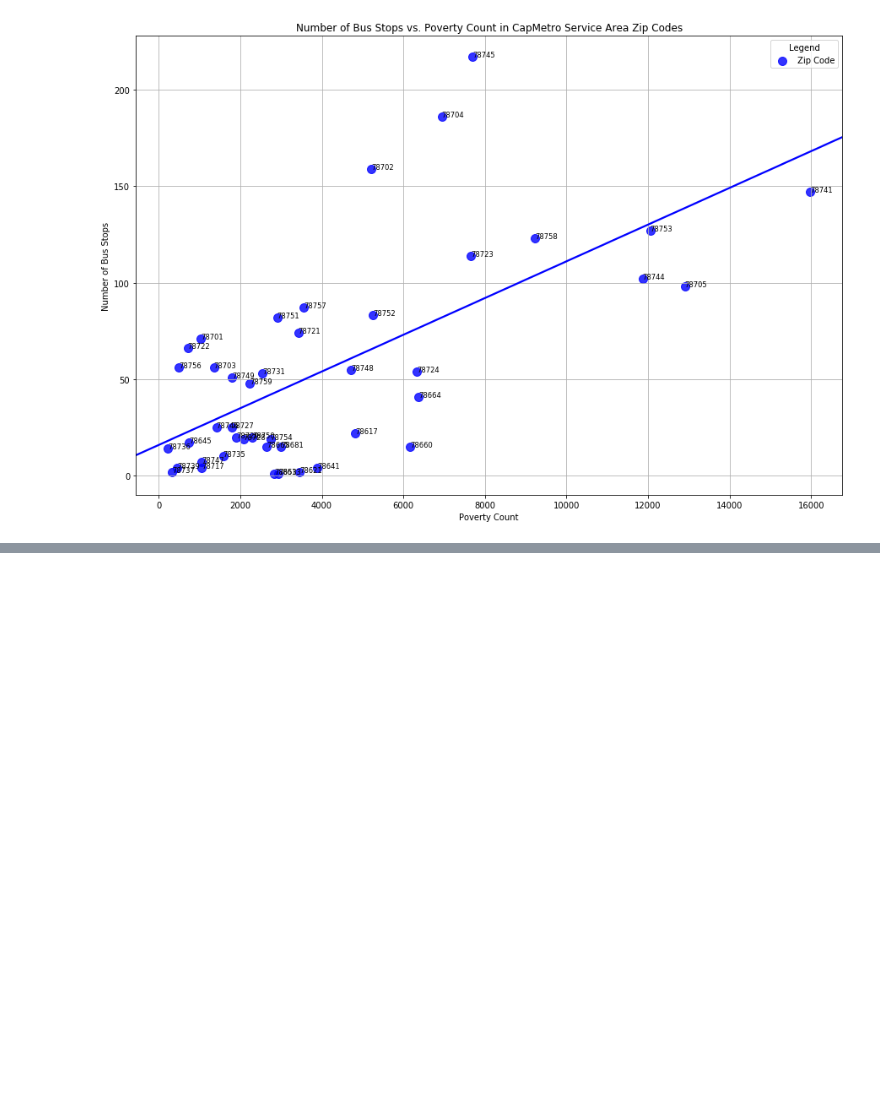
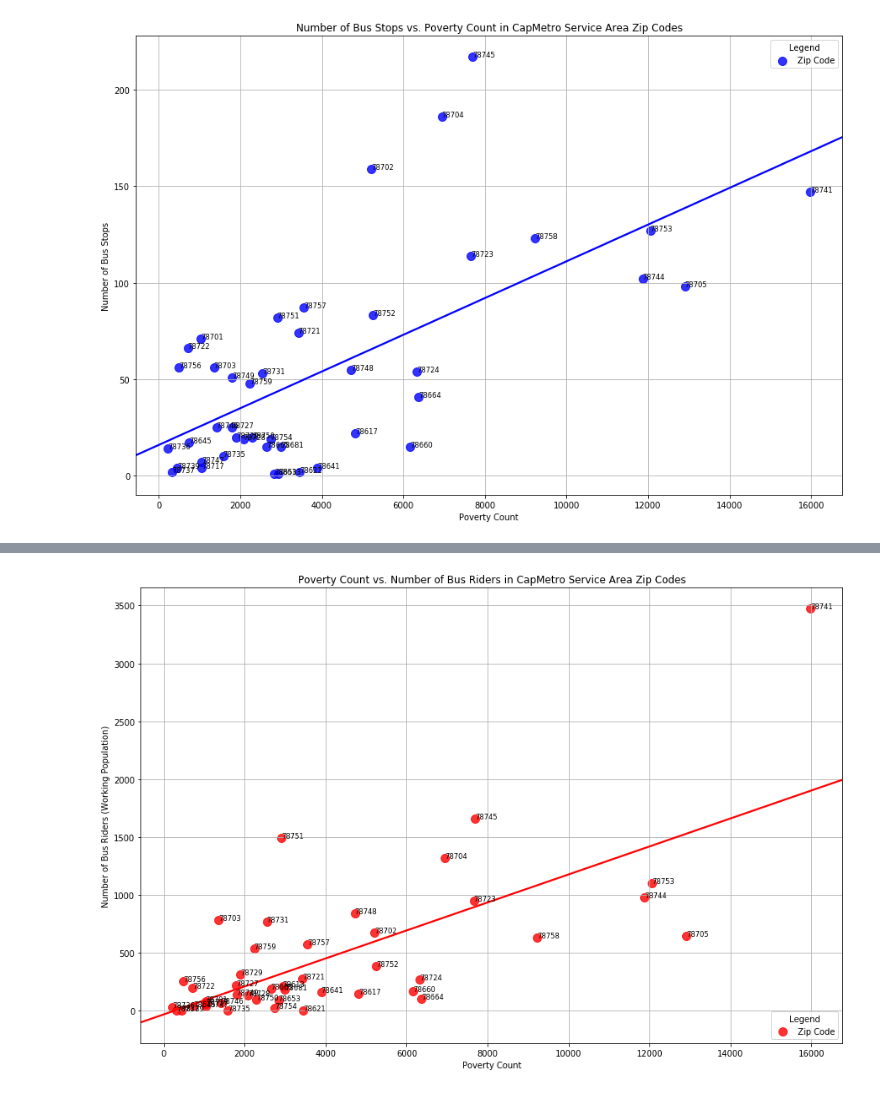
Before and after one commit to NaremanD/Project_1, a Jupyter notebook: Group_Project.ipynb, the cells around one changed output, grey strips where cells are left out. Cells and saved outputs as stored; diff of their text form; code cells hidden in the pictures; blank space fills up the shorter version.

```diff
--- a/Group_Project.ipynb
+++ b/Group_Project.ipynb
@@ -200,0 +223,20 @@ plt.close()
+# %%
+plt.figure(figsize = (15,10))
+poverty_count_plot = sns.regplot(data= df, x= "Poverty_Count", y= "Work_Pop_Bus", marker= "o", scatter_kws={'s':100}, ci=None, label= "Zip Code", color= "#ff0000")
+
+# add annotations one by one with a loop
+for line in range(0, df.shape[0]):
+     poverty_count_plot.text(df.Poverty_Count[line] + 0.2, df.Work_Pop_Bus[line], df.Zip_Codes[line], horizontalalignment= 'left', size= 'small', color= "black")
+
+plt.grid()
+plt.legend(title= "Legend", loc= "lower right")
+plt.title("Poverty Count vs. Number of Bus Riders in CapMetro Service Area Zip Codes")
+plt.xlabel("Poverty Count")
+plt.ylabel("Number of Bus Riders (Working Population)")
+
+plt.savefig("Bus Riders vs. Poverty Count.png")
+
+plt.show()
+plt.close()
+# %% [output]
+[figure, added]
```
Also changed, not shown: parts of 4 cells of this notebook, 4 other files.
